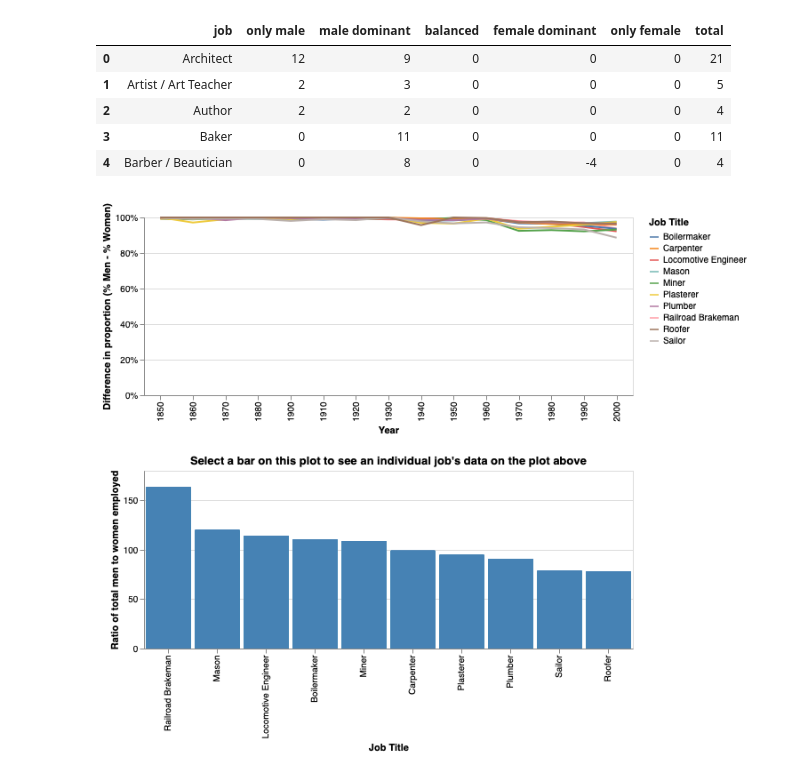
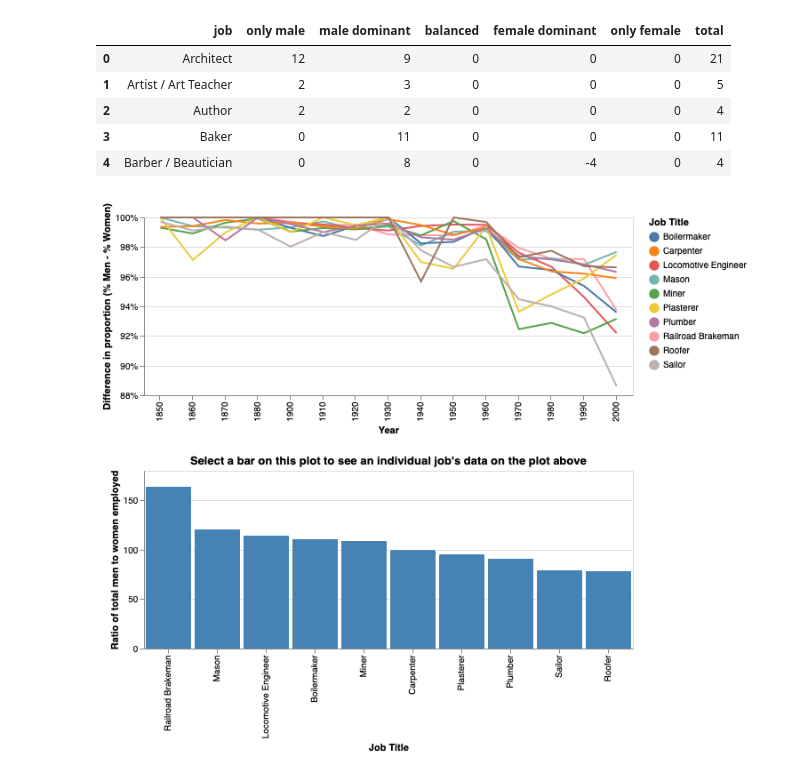
Before and after one commit to UBC-MDS/DSCI532_Group210_JobsAnalysis, a Jupyter notebook: test_code/figure_2_wrangling.ipynb, the cells around one changed output. Cells and saved outputs as stored; diff of their text form; code cells hidden in the pictures.

Commit message:
made line charts in 2nd figure interactive

```diff
--- a/test_code/figure_2_wrangling.ipynb
+++ b/test_code/figure_2_wrangling.ipynb
@@ -164,37 +164,62 @@ lin = alt.Chart(source).mark_line().encode(
     alt.X('year:O', title='Year'),
     alt.Y('gender_prop_diff:Q',
           title="Difference in proportion (% Men - % Women)",
-          axis=alt.Axis(format='%')),
+          axis=alt.Axis(format='%'),
+          scale=alt.Scale(zero=False)),
     alt.Color('job:N', title= "Job Title")
 
 ).transform_filter(
     pts
 ).properties(
     width=550,
     height=200
+)
+
+label = alt.selection_single(
+    encodings=['x'], # limit selection to x-axis value
+    on='mouseover',  # select on mouseover events
+    nearest=True,    # select data point nearest the cursor
+    empty='none'     # empty selection includes no data points
+)
+
+lin_w_interaction = alt.layer(
+    lin, # base line chart
+        alt.Chart().mark_rule(color='#aaa').encode(
+        x='year:O'
+    ).transform_filter(label),
+    lin.mark_circle().encode(
+        opacity=alt.condition(label, alt.value(1), alt.value(0))
+    ).add_selection(label),
+    lin.mark_text(align='left', dx=5, dy=-5, stroke='white', strokeWidth=2).encode(
+        text='gender_prop_diff:Q'
+    ).transform_filter(label),
+     lin.mark_text(align='left', dx=5, dy=-5).encode(
+        text='gender_prop_diff:Q'
+    ).transform_filter(label),
+    data = source
 )
 
 bar = alt.Chart(source).mark_bar().encode(
     x=alt.X('job:N',
             title='Job Title',
             sort=alt.EncodingSortField(field="ratio",op="sum",order="descending" )),
     y=alt.Y('ratio:Q', title="Ratio of total men to women employed"),
     color=alt.condition(pts, alt.ColorValue("steelblue"), alt.ColorValue("grey"))
 ).properties(
     width=550,
     height=200,
     title="Select a bar on this plot to see an individual job's data on the plot above"
 ).add_selection(pts)
 
 alt.vconcat(
-    lin,
+    lin_w_interaction,
     bar
 ).resolve_legend(
     color="independent",
     size="independent"
 )
 # %% [output]
-[figure, old version]
+[figure, new version]
 # %%
 top_9_balanced_jobs = ratios_df.sort_values(by = 'ratio', ascending = False).query("ratio < 5/4 and ratio > 4/5 ")
 source = top_9_balanced_jobs.merge(jobs_tidy, how = 'inner', on = 'job')
```
Also changed, not shown: parts of 2 cells of this notebook, 1 other file.
